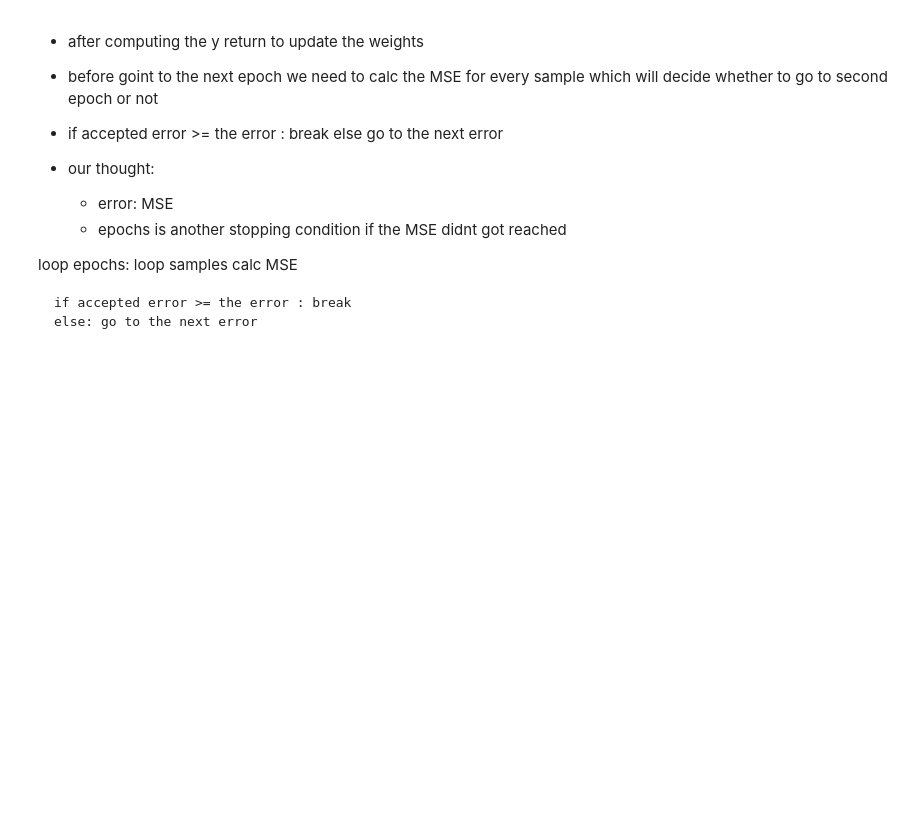
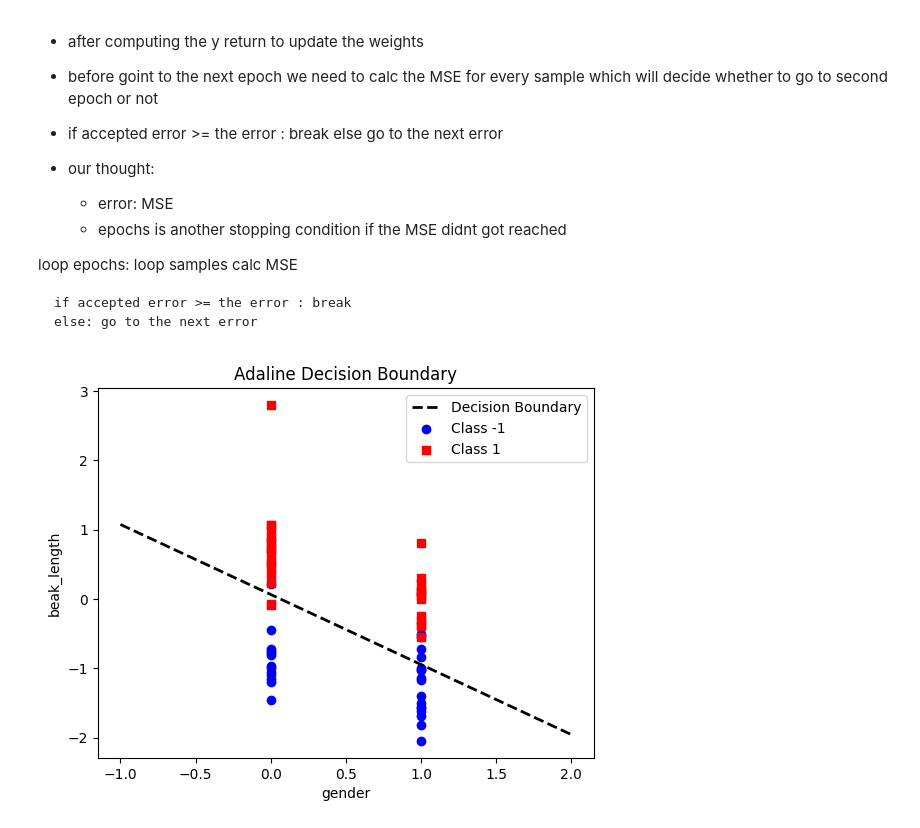
Before and after one commit to haneenakram/neural-network-preject, a Jupyter notebook: task1-notebook.ipynb, the cells around one changed output. Drawn from its saved outputs; the diff is of its cells as text; code cells hidden in the pictures; blank space fills up the shorter version.

Commit message:
added the plot_decision_boundary function

```diff
--- a/task1-notebook.ipynb
+++ b/task1-notebook.ipynb
@@ -387,6 +387,13 @@ class Adaline:
 
     accuracy = correct / number_of_samples * 100
     print(f"Adaline Test Accuracy: {accuracy:.2f}%")
+
+  def predict(self, X):
+    X = np.array(X)
+    Net_input = np.dot(X, self.weights) + (self.bias if self.Abias else 0)
+    predicted_class = np.where(Net_input > 0, 1, -1)
+    # class_original= class_1 if predicted_class==-1 else class_2
+    return predicted_class
 # %%
 model = Adaline(learning_rate=0.000005, epochs=800, Abias=True,MSE_thres=0.2)
 model.train(X_train, y_train)
@@ -432,0 +481,33 @@ loop epochs:
+# %%
+def plot_decision_boundary(model, X, y):
+    # Extract feature limits
+    x_min, x_max = X.iloc[:, 0].min() - 1, X.iloc[:, 0].max() + 1
+    y_min, y_max = X.iloc[:, 1].min() - 1, X.iloc[:, 1].max() + 1
+
+    # Generate a range of x values
+    x_values = np.linspace(x_min, x_max, 100)
+
+    # Extract weights and bias
+    W_i, W_j = model.weights[0], model.weights[1]
+    b = model.bias if hasattr(model, 'bias') else 0
+
+    # Compute decision boundary (X_j)
+    y_values = -(W_i * x_values + b) / W_j  # From equation: W_i * X_i + W_j * X_j + b = 0
+
+    # Plot decision boundary
+    plt.plot(x_values, y_values, 'k--', linewidth=2, label="Decision Boundary")
+
+    # Plot data points with different colors
+    plt.scatter(X.iloc[:, 0][y == -1], X.iloc[:, 1][y == -1], color='blue', marker='o', label='Class -1')
+    plt.scatter(X.iloc[:, 0][y == 1], X.iloc[:, 1][y == 1], color='red', marker='s', label='Class 1')
+
+    # Labels and title
+    plt.xlabel(f"{feature1}")
+    plt.ylabel(f"{feature2}")
+    plt.title("Adaline Decision Boundary")
+    plt.legend()
+    plt.show()
+# %%
+plot_decision_boundary(model, X_train, y_train)
+# %% [output]
+[figure, added]
```
Also changed, not shown: parts of 6 cells of this notebook.
